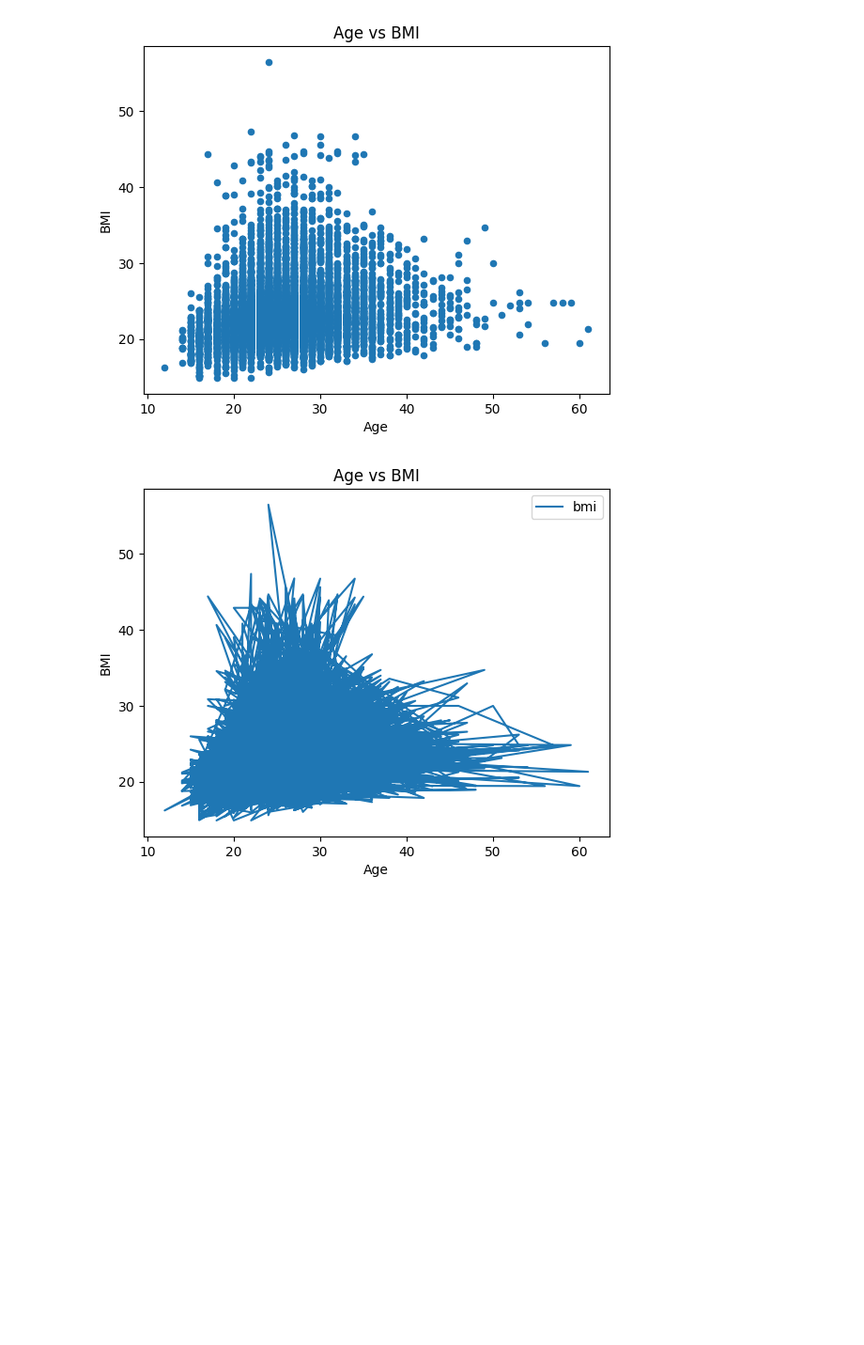
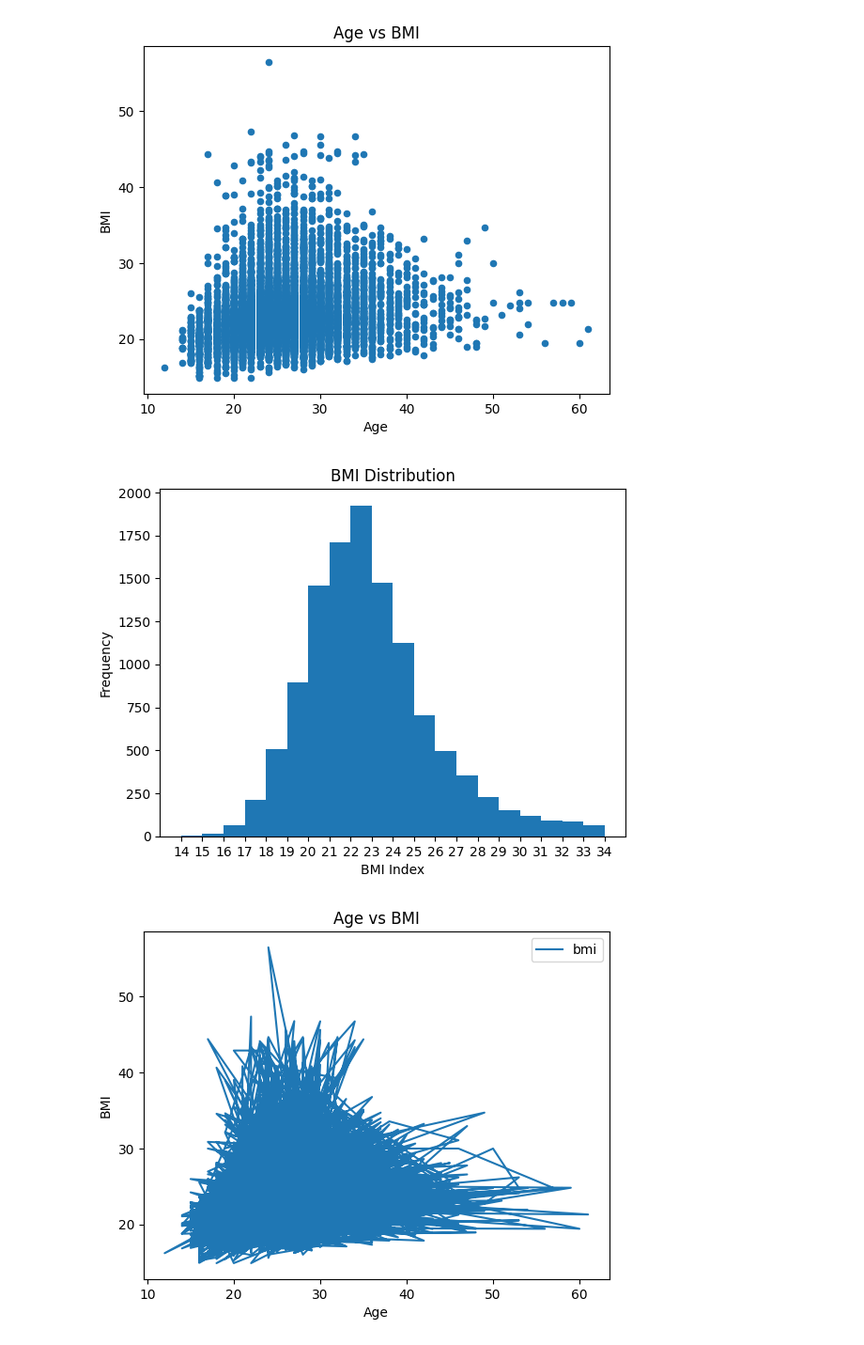
Before and after one commit to maximlesy/big-data-olympic-games, a Jupyter notebook: data-exploration/preparation.ipynb, the cells around one changed output. Shown at 94% size. Drawn from its saved outputs; the diff is of its cells as text; code cells hidden in the pictures; blank space fills up the shorter version.

Commit message:
Add BMI distribution chart

```diff
--- a/data-exploration/preparation.ipynb
+++ b/data-exploration/preparation.ipynb
@@ -283,6 +283,22 @@ plt.title('Age vs BMI')
 plt.show()
 # %% [output]
 [figure]
+# %%
+import math as math
+
+minBmi = math.floor(dataset['bmi'].min())
+maxBmi = 35 # not math.ceil(dataset['bmi'].max()) as it goes up to 55 and is not relevant to display the thing we want to actually show ...
+
+bins = list(range(minBmi, maxBmi))
+
+dataset['bmi'].plot(kind = 'hist', bins = bins)
+plt.xticks(bins)
+
+plt.title('BMI Distribution')
+plt.xlabel("BMI Index")
+plt.show()
+# %% [output]
+[figure, added]
 # %%
 dataset.plot(x='age', y='bmi', kind='line')
 plt.xlabel('Age')
```
Also changed, not shown: parts of 2 cells of this notebook, 1 other file.
